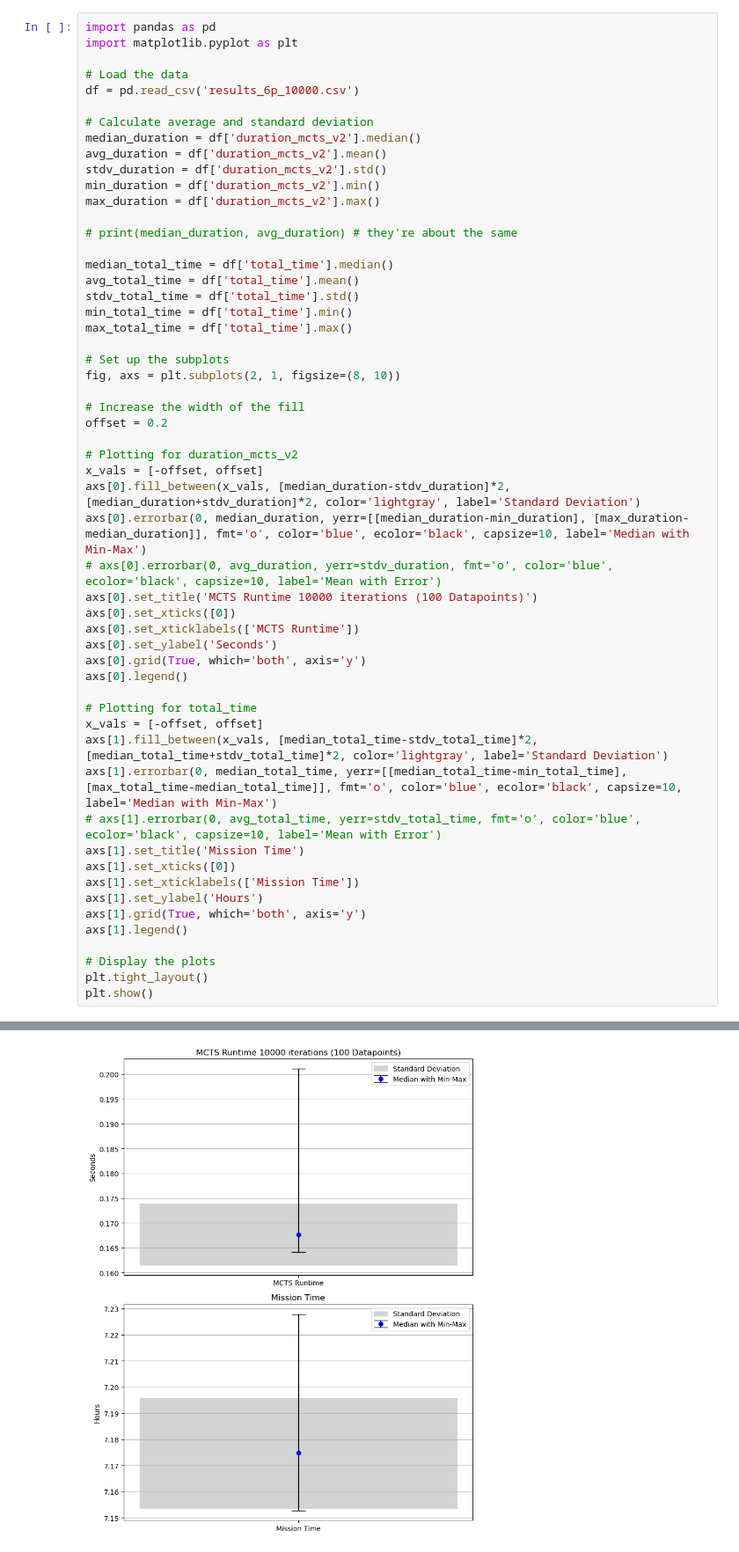
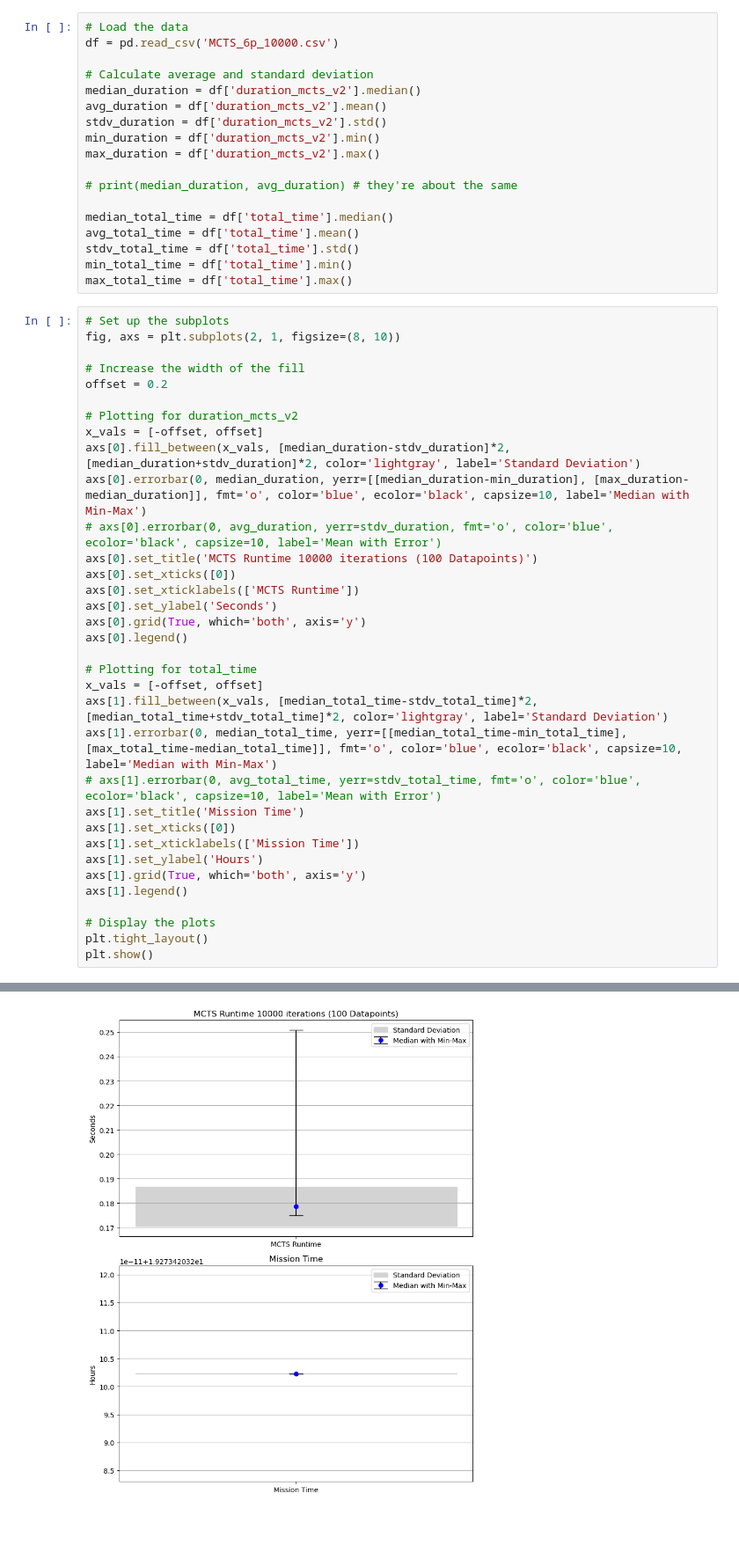
Before and after one commit to BillCai06/codetest, a Jupyter notebook: Landing robot/Codes/cleanout_code/plot_bar.ipynb, the cells around one changed output, grey strips where cells are left out. Shown: that part at 88% size. Cells and saved outputs as stored; diff of their text form; blank space fills up the shorter version.

```diff
--- a/Landing robot/Codes/cleanout_code/plot_bar.ipynb
+++ b/Landing robot/Codes/cleanout_code/plot_bar.ipynb
@@ -1,25 +4,22 @@
+# %%
+# Load the data
+df = pd.read_csv('MCTS_6p_10000.csv')
+
+# Calculate average and standard deviation
+median_duration = df['duration_mcts_v2'].median()
+avg_duration = df['duration_mcts_v2'].mean()
+stdv_duration = df['duration_mcts_v2'].std()
+min_duration = df['duration_mcts_v2'].min()
+max_duration = df['duration_mcts_v2'].max()
+
+# print(median_duration, avg_duration) # they're about the same
+
+median_total_time = df['total_time'].median()
+avg_total_time = df['total_time'].mean()
+stdv_total_time = df['total_time'].std()
+min_total_time = df['total_time'].min()
+max_total_time = df['total_time'].max()
 # %%
-import pandas as pd
-import matplotlib.pyplot as plt
-
-# Load the data
-df = pd.read_csv('results_6p_10000.csv')
-
-# Calculate average and standard deviation
-median_duration = df['duration_mcts_v2'].median()
-avg_duration = df['duration_mcts_v2'].mean()
-stdv_duration = df['duration_mcts_v2'].std()
-min_duration = df['duration_mcts_v2'].min()
-max_duration = df['duration_mcts_v2'].max()
-
-# print(median_duration, avg_duration) # they're about the same
-
-median_total_time = df['total_time'].median()
-avg_total_time = df['total_time'].mean()
-stdv_total_time = df['total_time'].std()
-min_total_time = df['total_time'].min()
-max_total_time = df['total_time'].max()
-
 # Set up the subplots
 fig, axs = plt.subplots(2, 1, figsize=(8, 10))
 
@@ -58,4 +57,4 @@ plt.show()
-[figure, old version]
+[figure, new version]
 # %%
 stdv_duration
 # %% [output]
```
Also changed, not shown: parts of 3 cells of this notebook.
